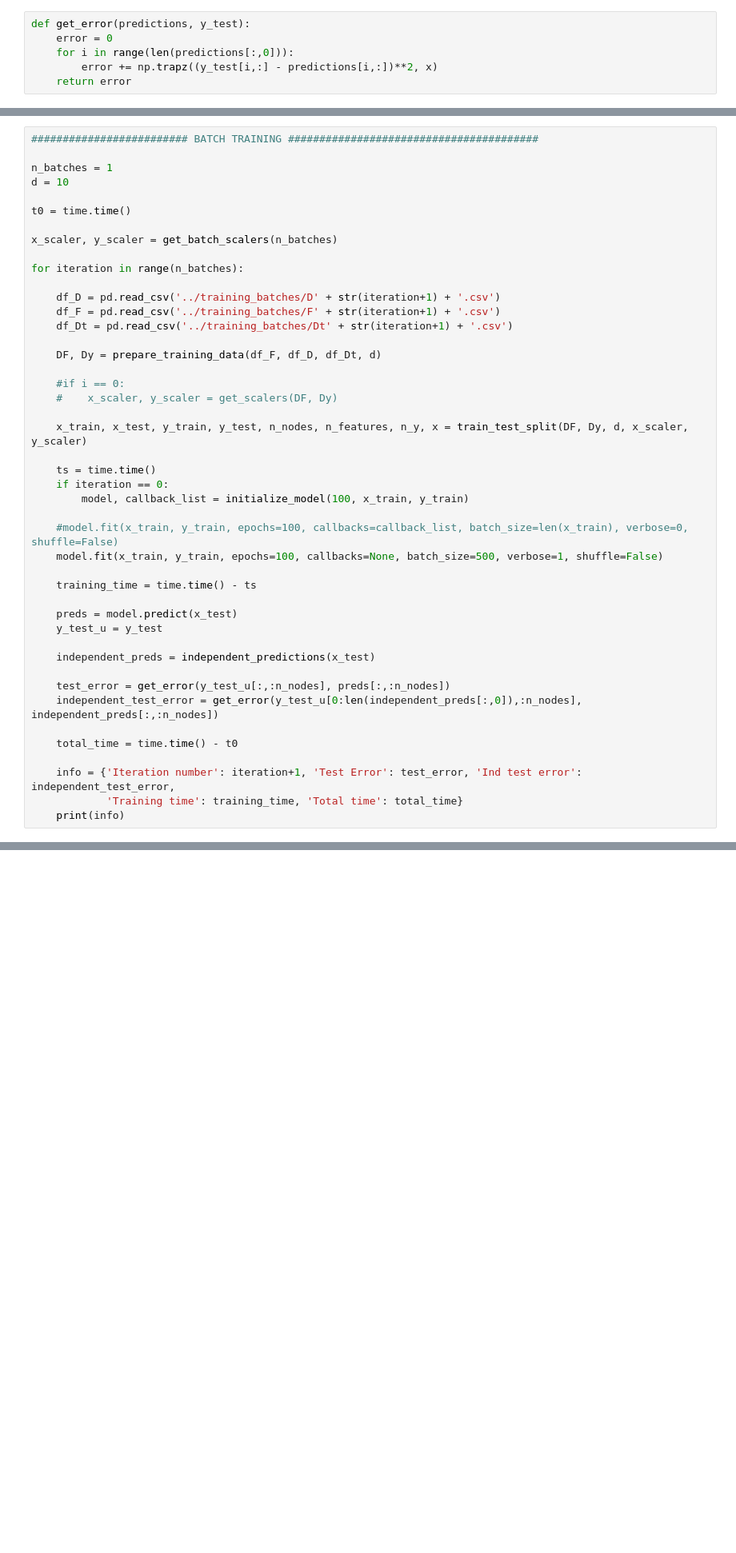
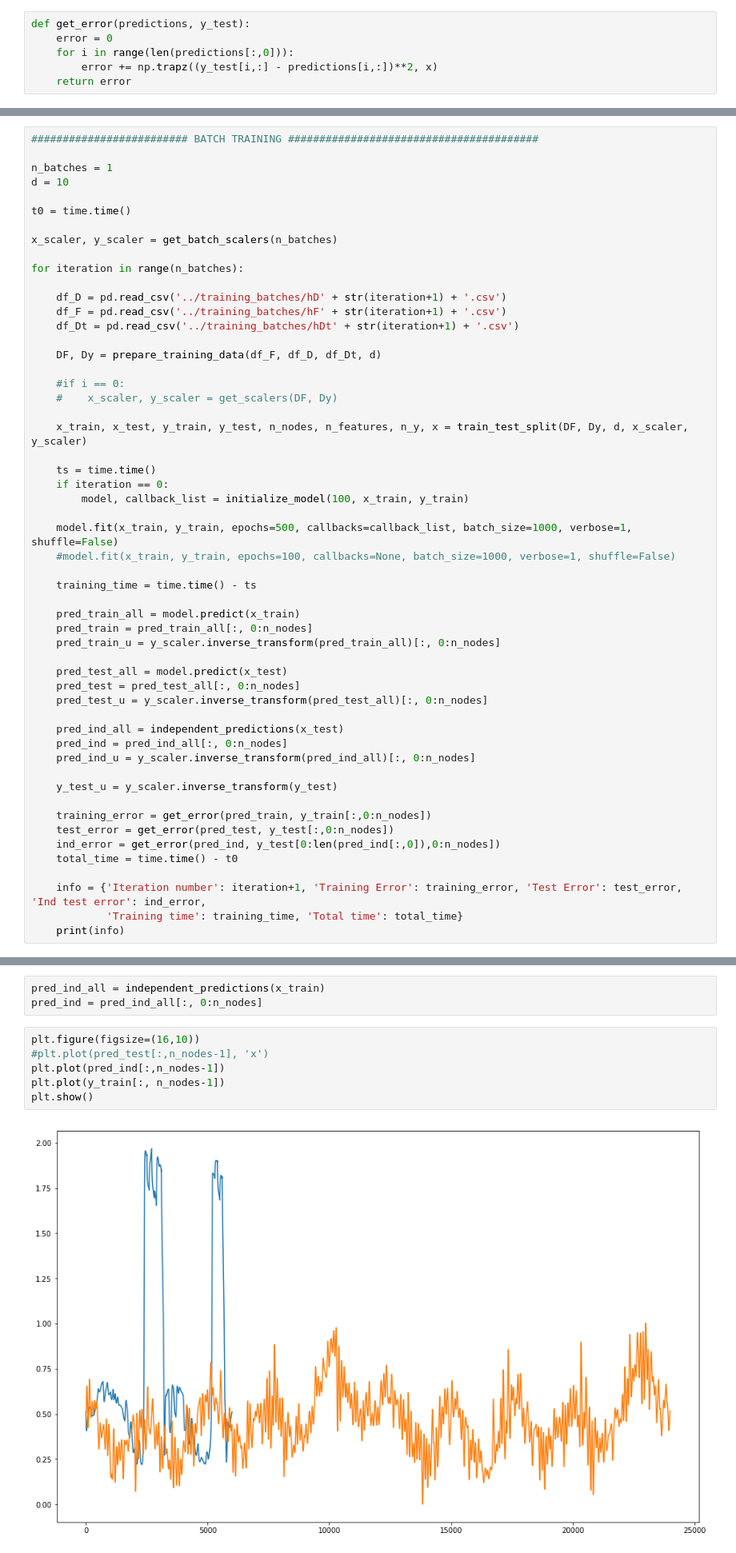
Before and after one commit to endrehp/FEM-ML2, a Jupyter notebook: RNN_velocity.ipynb, the cells around one changed output, grey strips where cells are left out. Shown: that part at 80% size. Cells and saved outputs as stored; diff of their text form; blank space fills up the shorter version.

```diff
--- a/RNN_velocity.ipynb
+++ b/RNN_velocity.ipynb
@@ -168,9 +166,9 @@ x_scaler, y_scaler = get_batch_scalers(n_batches)
 
 for iteration in range(n_batches):
 
-    df_D = pd.read_csv('../training_batches/D' + str(iteration+1) + '.csv')
-    df_F = pd.read_csv('../training_batches/F' + str(iteration+1) + '.csv')
-    df_Dt = pd.read_csv('../training_batches/Dt' + str(iteration+1) + '.csv')
+    df_D = pd.read_csv('../training_batches/hD' + str(iteration+1) + '.csv')
+    df_F = pd.read_csv('../training_batches/hF' + str(iteration+1) + '.csv')
+    df_Dt = pd.read_csv('../training_batches/hDt' + str(iteration+1) + '.csv')
 
     DF, Dy = prepare_training_data(df_F, df_D, df_Dt, d)
 
@@ -183,22 +181,31 @@ for iteration in range(n_batches):
     if iteration == 0:
         model, callback_list = initialize_model(100, x_train, y_train)
 
-    #model.fit(x_train, y_train, epochs=100, callbacks=callback_list, batch_size=len(x_train), verbose=0, shuffle=False)
-    model.fit(x_train, y_train, epochs=100, callbacks=None, batch_size=500, verbose=1, shuffle=False)
+    model.fit(x_train, y_train, epochs=500, callbacks=callback_list, batch_size=1000, verbose=1, shuffle=False)
+    #model.fit(x_train, y_train, epochs=100, callbacks=None, batch_size=1000, verbose=1, shuffle=False)
 
     training_time = time.time() - ts
 
-    preds = model.predict(x_test)
-    y_test_u = y_test
+    pred_train_all = model.predict(x_train)
+    pred_train = pred_train_all[:, 0:n_nodes]
+    pred_train_u = y_scaler.inverse_transform(pred_train_all)[:, 0:n_nodes]
 
-    independent_preds = independent_predictions(x_test)
+    pred_test_all = model.predict(x_test)
+    pred_test = pred_test_all[:, 0:n_nodes]
+    pred_test_u = y_scaler.inverse_transform(pred_test_all)[:, 0:n_nodes]
 
-    test_error = get_error(y_test_u[:,:n_nodes], preds[:,:n_nodes])
-    independent_test_error = get_error(y_test_u[0:len(independent_preds[:,0]),:n_nodes], independent_preds[:,:n_nodes])
+    pred_ind_all = independent_predictions(x_test)
+    pred_ind = pred_ind_all[:, 0:n_nodes]
+    pred_ind_u = y_scaler.inverse_transform(pred_ind_all)[:, 0:n_nodes]
 
+    y_test_u = y_scaler.inverse_transform(y_test)
+
+    training_error = get_error(pred_train, y_train[:,0:n_nodes])
+    test_error = get_error(pred_test, y_test[:,0:n_nodes])
+    ind_error = get_error(pred_ind, y_test[0:len(pred_ind[:,0]),0:n_nodes])
     total_time = time.time() - t0
 
-    info = {'Iteration number': iteration+1, 'Test Error': test_error, 'Ind test error': independent_test_error,
+    info = {'Iteration number': iteration+1, 'Training Error': training_error, 'Test Error': test_error, 'Ind test error': ind_error,
             'Training time': training_time, 'Total time': total_time}
     print(info)
 # %% [output]
@@ -273,3 +314,14 @@ independent_preds_u.shape
+# %%
+pred_ind_all = independent_predictions(x_train)
+pred_ind = pred_ind_all[:, 0:n_nodes]
+# %%
+plt.figure(figsize=(16,10))
+#plt.plot(pred_test[:,n_nodes-1], 'x')
+plt.plot(pred_ind[:,n_nodes-1])
+plt.plot(y_train[:, n_nodes-1])
+plt.show()
+# %% [output]
+[figure, added]
 # %%
 DF.shape
 # %% [output]
```
Also changed, not shown: parts of 10 cells of this notebook, 11 other files.
